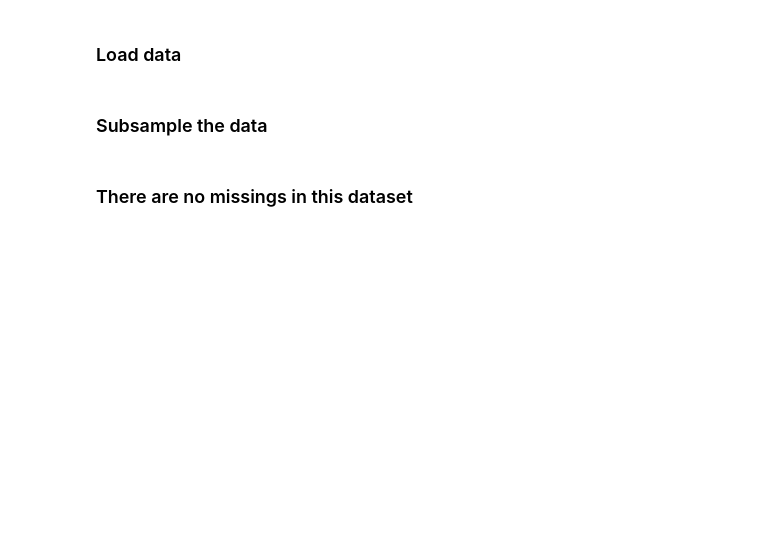
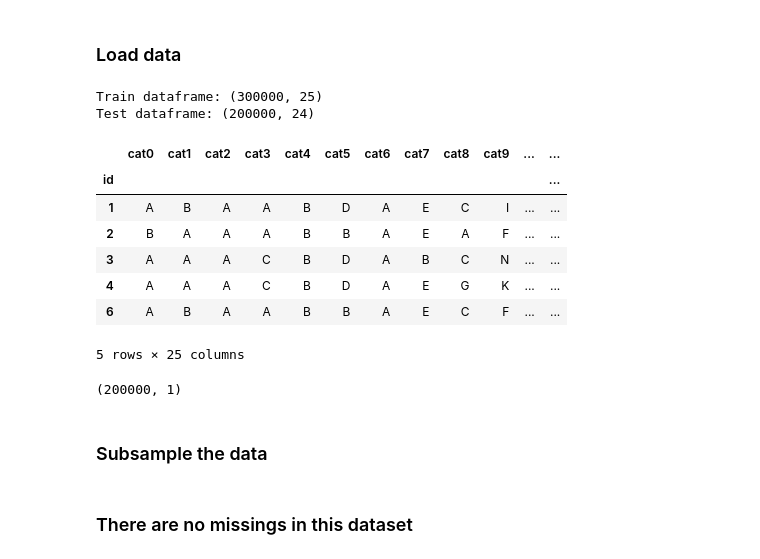
Before and after one commit to Pathi-rao/AI, a Jupyter notebook: M4_Feature_Eng/d3_Numerical Enc/2. Notebooks/fe3.ipynb, the cells around one changed output. Drawn from its saved outputs; the diff is of its cells as text; code cells hidden in the pictures; blank space fills up the shorter version.

```diff
--- a/M4_Feature_Eng/d3_Numerical Enc/2. Notebooks/fe3.ipynb
+++ b/M4_Feature_Eng/d3_Numerical Enc/2. Notebooks/fe3.ipynb
@@ -30,21 +33,38 @@ path = "./tabular-playground-feb21/"
 # %%
 # 1 point
  #load the train, test and sample_submission data using the is as the index column
 df = None
 df_t = None
 sub = None
 
 # YOUR CODE HERE
-raise NotImplementedError()
+df = pd.read_csv('train.csv', index_col = 'id')
+df_t = pd.read_csv('test.csv', index_col = 'id')
+sub = pd.read_csv('sample_submission.csv', index_col = 'id')
 
 print("Train dataframe:", df.shape)
 print("Test dataframe:", df_t.shape)
+
 df.head()
+#print(df.shape)
+# %% [output]
+Train dataframe: (300000, 25)
+Test dataframe: (200000, 24)
+|  | cat0 | cat1 | cat2 | cat3 | cat4 | cat5 | cat6 | cat7 | cat8 | cat9 | ... | ... |
+| id |  |  |  |  |  |  |  |  |  |  |  | ... |
+| 1 | A | B | A | A | B | D | A | E | C | I | ... | ... |
+| 2 | B | A | A | A | B | B | A | E | A | F | ... | ... |
+| 3 | A | A | A | C | B | D | A | B | C | N | ... | ... |
+| 4 | A | A | A | C | B | D | A | E | G | K | ... | ... |
+| 6 | A | B | A | A | B | B | A | E | C | F | ... | ... |
+5 rows × 25 columns
 # %%
 print(sub.shape)
 assert df.shape == (300000,25)
 assert df_t.shape == (200000,24)
 assert sub.shape == (200000,1)
+# %% [output]
+(200000, 1)
 # %% [markdown]
 ### Subsample the data
 # %%
```
Also changed, not shown: parts of 14 cells of this notebook.
